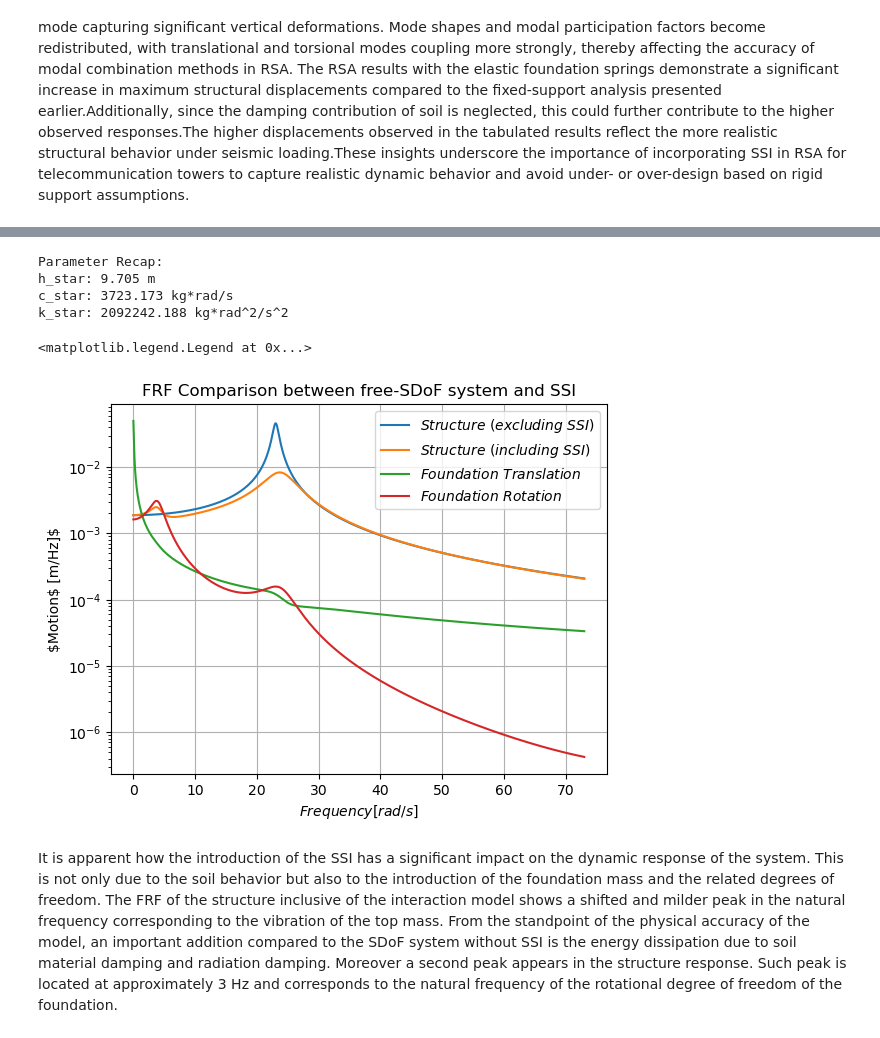
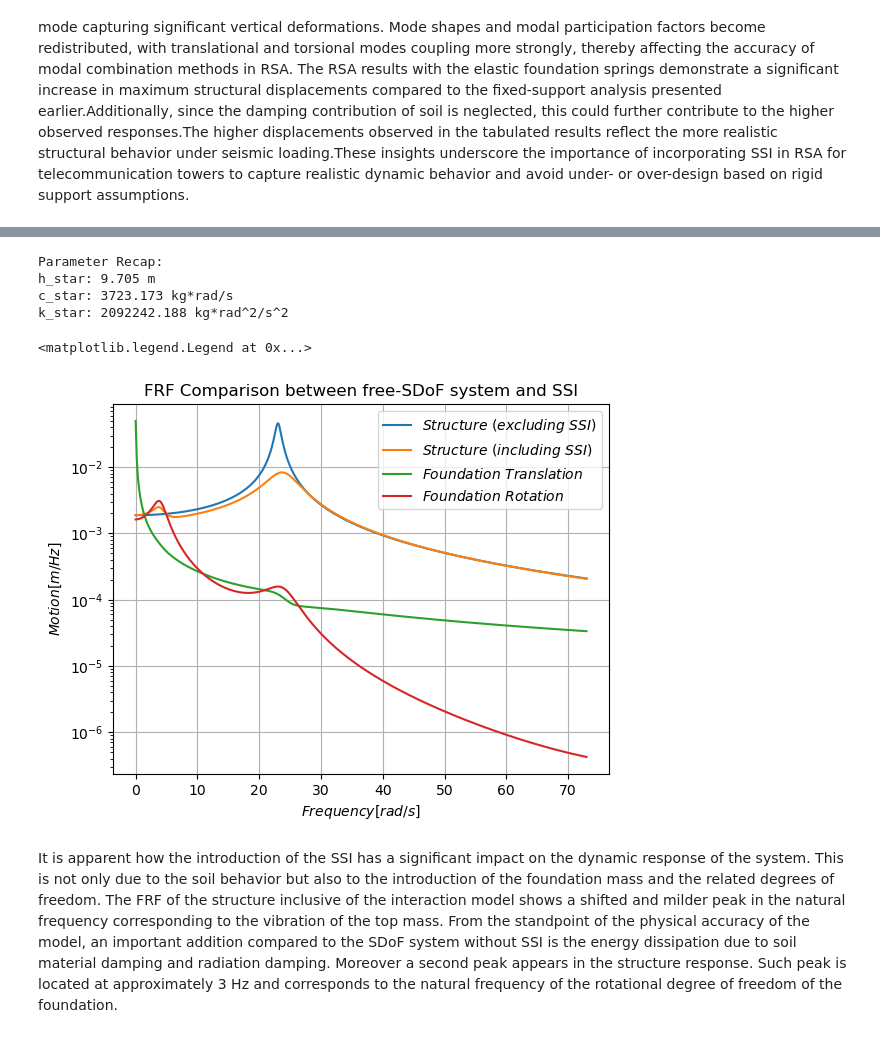
Before and after one commit to Lymone96/CIEM5220-Group2, a Jupyter notebook: 1_SRE/Part 2/Python for Project Work SRE_Part 2/Part B - Notebook (Answers 3-6).ipynb, the cells around one changed output, grey strips where cells are left out. Saved outputs shown, nothing was run; the diff lists cells and outputs as text; code cells hidden in the pictures.

```diff
--- a/1_SRE/Part 2/Python for Project Work SRE_Part 2/Part B - Notebook (Answers 3-6).ipynb
+++ b/1_SRE/Part 2/Python for Project Work SRE_Part 2/Part B - Notebook (Answers 3-6).ipynb
@@ -551,35 +551,35 @@ for counter,omega in enumerate(omega_domain):
     K_tilde_system[0, 2] = K_tilde_system[2, 0] = -omega**2*M_x*h_star
     K_tilde_system[1, 2] = K_tilde_system[2, 1] = - omega**2*M_x*h_star
 
     F_tilde = np.array([-M_x*a_g_tilde, -(M_x+m_f)*a_g_tilde, -M_x*h_star*a_g_tilde])
 
     u_r_tilde_omega , ug_tilde_omega , u_thetag_tilde_omega  = np.linalg.solve(K_tilde_system, F_tilde)
     frf_ur_tilde.append(u_r_tilde_omega)
     frf_ug_tilde.append(ug_tilde_omega)
     frf_thetag_tilde.append(u_thetag_tilde_omega)
 
 
 # No-interaction SDOF response
 
 frf_ur_tilde_no_SSI = [-M_x*a_g_tilde/(-omega**2*M_x+1j*c_star*omega+k_star) for omega in omega_domain]
 
 plt.semilogy(omega_domain, np.abs(frf_ur_tilde_no_SSI), label=r"$Structure\ (excluding\ SSI)$")
 plt.semilogy(omega_domain, np.abs(frf_ur_tilde), label=r"$Structure\ (including\ SSI)$")
 plt.semilogy(omega_domain, np.abs(frf_ug_tilde), label=r"$Foundation\ Translation$")
 plt.semilogy(omega_domain, np.abs(frf_thetag_tilde), label=r"$Foundation\ Rotation$")
 plt.title("FRF Comparison between free-SDoF system and SSI")
 plt.xlabel("$Frequency [rad/s]$")
-plt.ylabel(r"$Motion$ [m/Hz]$")
+plt.ylabel(r"$Motion [m/Hz]$")
 plt.grid()
 # plt.xlim(0, 10)
 plt.legend()
 # %% [output]
 Parameter Recap:
 h_star: 9.705 m
 c_star: 3723.173 kg*rad/s
 k_star: 2092242.188 kg*rad^2/s^2
 <matplotlib.legend.Legend at 0x...>
-[figure, old version]
+[figure, new version]
 # %% [markdown]
 It is apparent how the introduction of the SSI has a significant impact on the dynamic response of the system. This is not only due to the soil behavior but also to the introduction of the foundation mass and the related degrees of freedom.
 The FRF of the structure inclusive of the interaction model shows a shifted and milder peak in the natural frequency corresponding to the vibration of the top mass. From the standpoint of the physical accuracy of the model, an important addition compared to the SDoF system without SSI is the energy dissipation due to soil material damping and radiation damping. Moreover a second peak appears in the structure response. Such peak is located at approximately 3 Hz and corresponds to the natural frequency of the rotational degree of freedom of the foundation.
```
Also changed, not shown: parts of 1 cell of this notebook, 10 other files.
